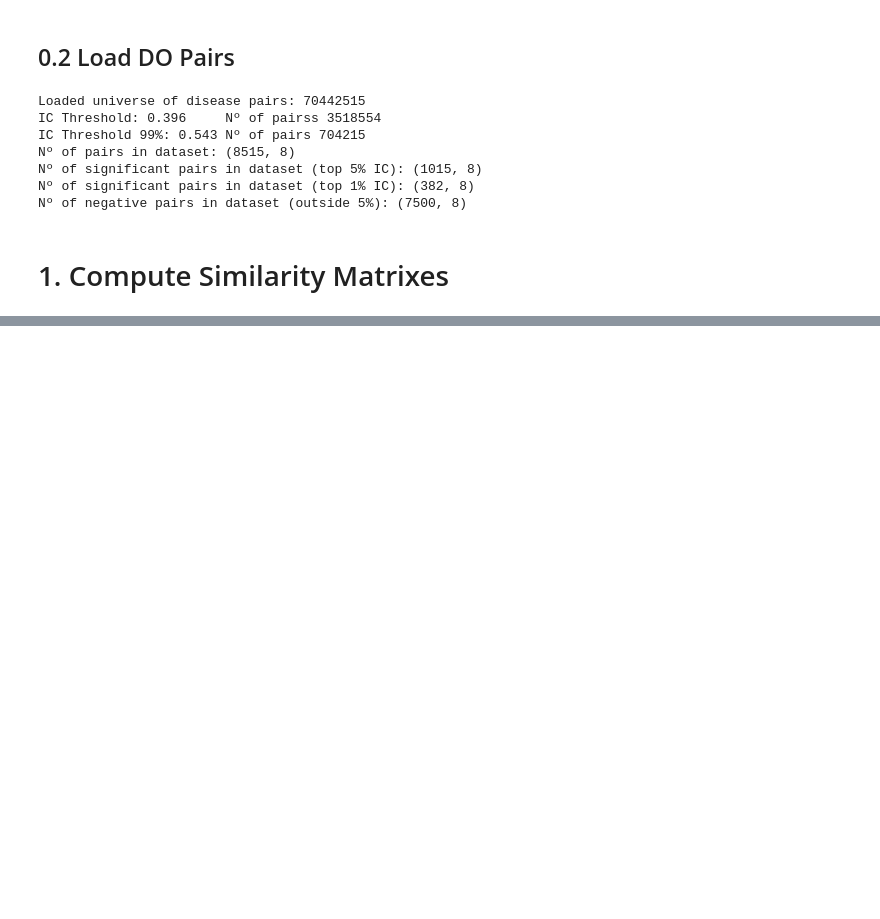
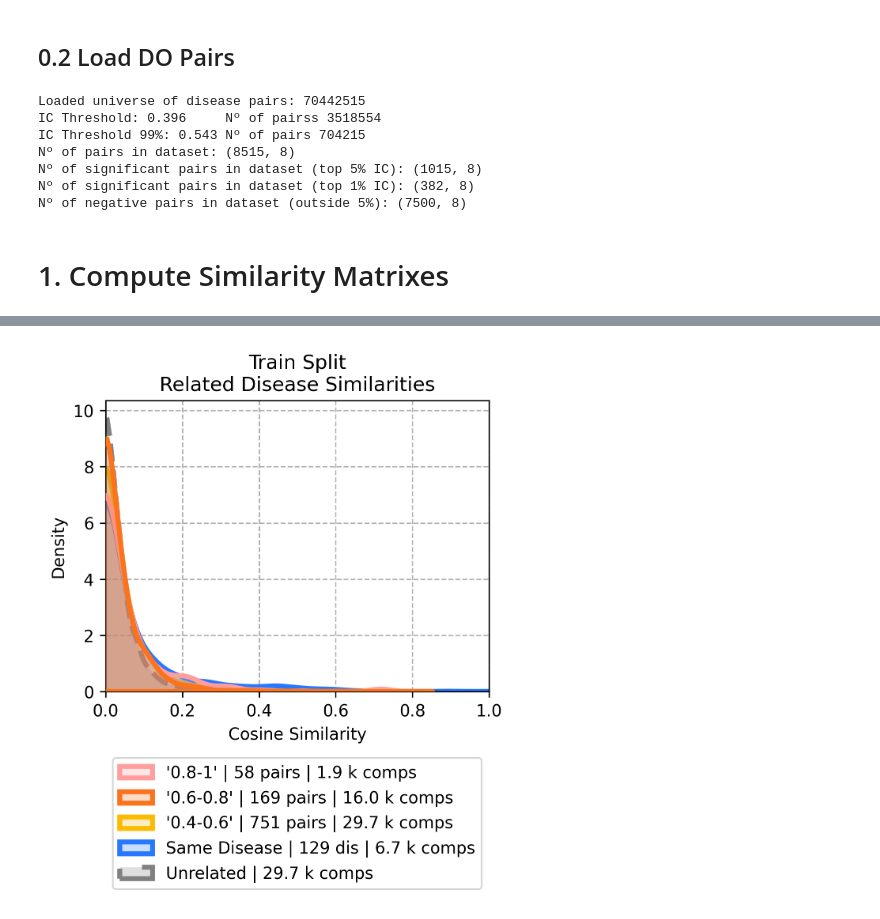
Before and after one commit to 00dylan00/scGPT_playground, a Jupyter notebook: notebooks/pipeline/05-benchmark-DEG.ipynb, the cells around one changed output, grey strips where cells are left out. Drawn from its saved outputs; the diff is of its cells as text; code cells hidden in the pictures; blank space fills up the shorter version.

```diff
--- a/notebooks/pipeline/05-benchmark-DEG.ipynb
+++ b/notebooks/pipeline/05-benchmark-DEG.ipynb
@@ -249,12 +172,0 @@ array([[nan]])
-# %%
-import importlib
-importlib.reload(vz)
-
-df_train = adata_train.obs.copy()
-df_test = adata_test.obs.copy()
-df_valid = adata_valid.obs.copy()
-
-df_all = pd.concat([df_train, df_valid, df_test], axis=0)
-df_all = df_all.query("doid_id != 'Control'")
-
-dsaid_2_dis = dict(zip(df_all["dsaid"], df_all["doid_id"]))
@@ -381,0 +173,6 @@ vz.plot_kde([ts_s_same_diff, ts_s_ctrl_diff, ts_s_unr],
+# %%
+import pickle
+
+path_pkl = os.path.join("/aloy/home/ddalton/projects/disease_signatures", "data", "DiSignAtlas", "signatures.pkl")
+print(f"Loading signatures from file {path_pkl}")
+signatures = pickle.load(open(path_pkl, "rb"))
@@ -382,18 +1132,4 @@ vz.plot_kde([ts_s_same_diff, ts_s_ctrl_diff, ts_s_unr],
 # %%
-"""Benchmark Disease Related Disease Similarity
-
-Structure:
-    1. Imports, Variables, Functions
-    2. Plot Similarity
-"""
-# 1. Imports, Variables, Functions
-# imports
-import random
-
-# variables
-sample_size = 10000
-
-# functions
 def get_bins(vals, bins):
 
     """
@@ -408,9 +1144,6 @@ def get_bins(vals, bins):
     return bin_list
 
 
-# 2. Plot Similarity
-
-# Type 1: Plot similarity based on semantic similarity
 # define related & unrelated groups
 df_related = do_df_ic_query.copy()
 df_unrelated = do_df_negative_ic.copy()
@@ -427,53 +1160,29 @@ _bin_labels = ["'0.8-1'","'0.6-0.8'","'0.4-0.6'"]
 df_related = df_related.copy()
 df_related["shortest_path_length"] = _bins
 
-
-#! QUICK FIX ! SOME NAN VALUES
-c_matrix_test_ = np.where(np.isnan(c_matrix_test), 0, c_matrix_test)
-c_matrix_train_ = np.where(np.isnan(c_matrix_train), 0, c_matrix_train)
-c_matrix_valid_ = np.where(np.isnan(c_matrix_valid), 0, c_matrix_valid)
-c_matrix_test_vs_train_ = np.where(np.isnan(c_matrix_test_vs_train), 0, c_matrix_test_vs_train)
-c_matrix_valid_vs_train_ = np.where(np.isnan(c_matrix_valid_vs_train), 0, c_matrix_valid_vs_train)
-
-
 # train
-tr_s_all_1, tr_w_all_1, tr_l_all_1 = vz.get_related_dis_sim(
-    adata_train, c_matrix_train_, df_related, df_unrelated, labels=_bin_labels, sample=sample_size,
+tr_s_all_1, tr_w_all_1, tr_l_all_1 = get_related_dis_sim(
+    df_train, c_matrix_train, df_related, df_unrelated, labels=_bin_labels, sample=100000,
 )
 
-# valid
-vl_s_all_1, vl_w_all_1, vl_l_all_1 = vz.get_related_dis_sim_splits(
-    adata_valid, adata_train, c_matrix_valid_vs_train_, df_related, df_unrelated, labels=_bin_labels, sample=sample_size)
-
 # test
-ts_s_all_1, ts_w_all_1, ts_l_all_1 = vz.get_related_dis_sim_splits(
-    adata_test, adata_train, c_matrix_test_vs_train_, df_related, df_unrelated, labels=_bin_labels, sample=sample_size)
+ts_s_all_1, ts_w_all_1, ts_l_all_1 = get_related_dis_sim_splits(
+    df_test, df_train, c_matrix_test_vs_train, df_related, df_unrelated, labels=_bin_labels, sample=1000)
 
 
 
+# get unrelated pairs
+tr_s_unr = vz.get_unrelated_pairs( df_train,do_df_ic_query,c_matrix_train,n_samples=10000,seed=42,)
+ts_s_unr,_,_ =get_unrelated_pairs_split_2(df_test, df_train, c_matrix_test_vs_train, df_unrelated, dsaid_2_doid,sample_size=10000, include_control=True)
 
-# Type 2: Plot similarity based on DO graph distance
-# define related & unrelated groups
-df_related = do_df_ic_query.copy()
-df_unrelated = do_df_negative_ic.copy()
-
-# convert to tuple for compatibility w/ unique
-df_related["pair_sorted"] = df_related["pair_sorted"].apply(tuple)
-df_unrelated["pair_sorted"] = df_unrelated["pair_sorted"].apply(tuple)
-
-labels = [2, 3, 5]  # define labels
-
+# plot
+dpi_val = 300
+colors_val=["#ff9e9d", "#fb731d", "#fcbb01","#2778ff","grey"]
 
 # train
-tr_s_all_2, tr_w_all_2, tr_l_all_2 = vz.get_related_dis_sim(
-    adata_train, c_matrix_train_, df_related, df_unrelated, labels, sample=sample_size,
-)
+vz.plot_kde(tr_s_all_1, labels=tr_l_all_1, colors=colors_val, title="Train Split\nRelated Disease Similarities", metric="Cosine", weights=None, sample=10000, dpi=dpi_val, output_dir=None)
+vz.plot_roc(tr_s_all_1[:-1], tr_s_unr, labels=tr_l_all_1, title="Train Split\nAUROC", colors=colors_val, w_pos=tr_w_all_1,sample=10000,dpi=dpi_val, output_dir=None)
 
-# valid
-vl_s_all_2, vl_w_all_2, vl_l_all_2 = vz.get_related_dis_sim_splits(
-    adata_valid, adata_train, c_matrix_valid_vs_train_, df_related, df_unrelated, labels, sample=sample_size)
-
-# test
-ts_s_all_2, ts_w_all_2, ts_l_all_2 = vz.get_related_dis_sim_splits(
-    adata_test, adata_train, c_matrix_test_vs_train_, df_related, df_unrelated, labels, sample=sample_size)
+vz.plot_kde(ts_s_all_1, labels=ts_l_all_1, colors=colors_val, title="Test vs Train Split\nRelated Disease Similarities", metric="Cosine", weights=None, sample=10000, dpi=dpi_val, output_dir=None)
+vz.plot_roc(ts_s_all_1[:-1], ts_s_unr, labels=ts_l_all_1, title="Test vs Train Split\nAUROC", colors=colors_val, w_pos=None,sample=10000,dpi=dpi_val, output_dir=None)
 # %% [output]
@@ -499,0 +1213 @@ Nº of unrelated disease pairs: 69971330
+[figure, added]
```
Also changed, not shown: parts of 24 cells of this notebook, 21 other files.
